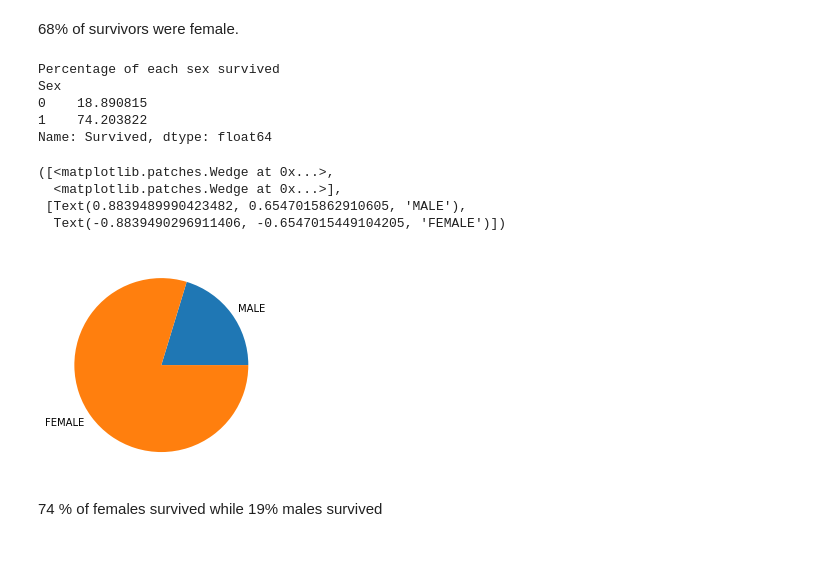
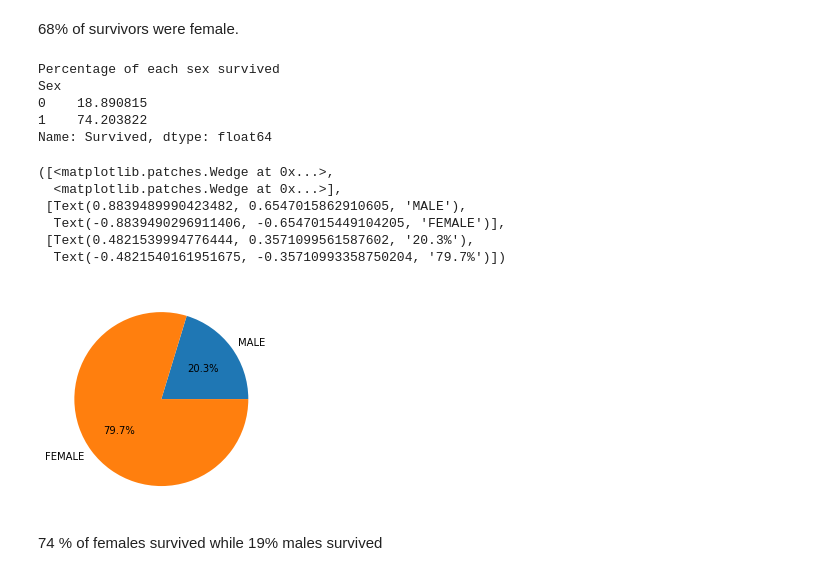
Before and after one commit to Suyashiitr/kaggle, a Jupyter notebook: titanic-neural-network-prediction.ipynb, the cells around one changed output. Cells and saved outputs as stored; diff of their text form; code cells hidden in the pictures.

```diff
--- a/titanic-neural-network-prediction.ipynb
+++ b/titanic-neural-network-prediction.ipynb
@@ -133,18 +134,20 @@ Name: Survived, dtype: int64
 # %%
 sex_count = train2.groupby('Sex').count()['Survived']
 print('Percentage of each sex survived')
 print((sex_surv/sex_count)*100)
-plt.pie((sex_surv/sex_count)*100,labels=['MALE','FEMALE'])
+plt.pie((sex_surv/sex_count)*100,labels=['MALE','FEMALE'],autopct='%0.1f%%')
 # %% [output]
 Percentage of each sex survived
 Sex
 0    18.890815
 1    74.203822
 Name: Survived, dtype: float64
 ([<matplotlib.patches.Wedge at 0x...>,
   <matplotlib.patches.Wedge at 0x...>],
  [Text(0.8839489990423482, 0.6547015862910605, 'MALE'),
-  Text(-0.8839490296911406, -0.6547015449104205, 'FEMALE')])
+  Text(-0.8839490296911406, -0.6547015449104205, 'FEMALE')],
+ [Text(0.4821539994776444, 0.3571099561587602, '20.3%'),
+  Text(-0.4821540161951675, -0.35710993358750204, '79.7%')])
-[figure, old version]
+[figure, new version]
 # %% [markdown]
 74 % of females survived while 19% males survived
```
Also changed, not shown: parts of 11 cells of this notebook.
